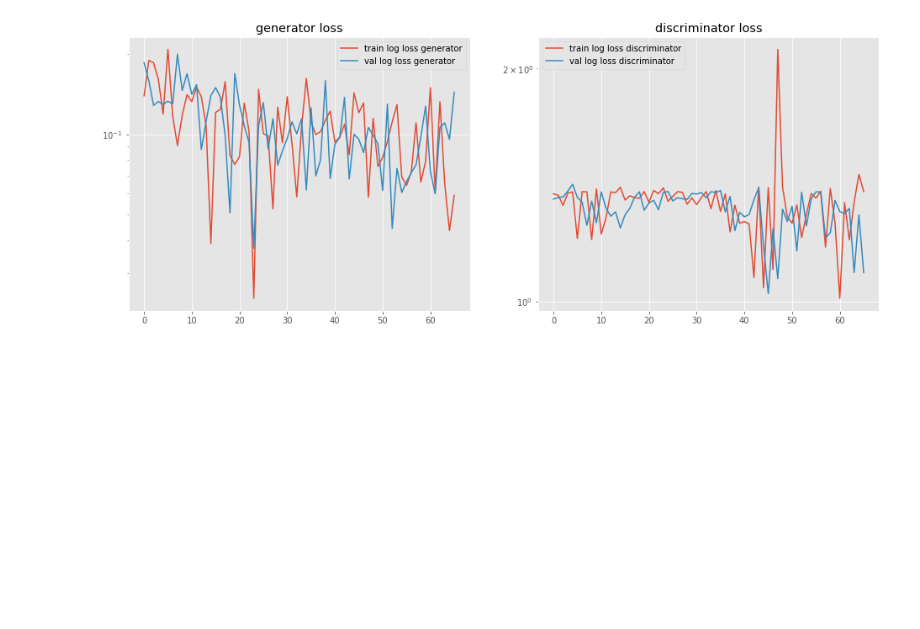
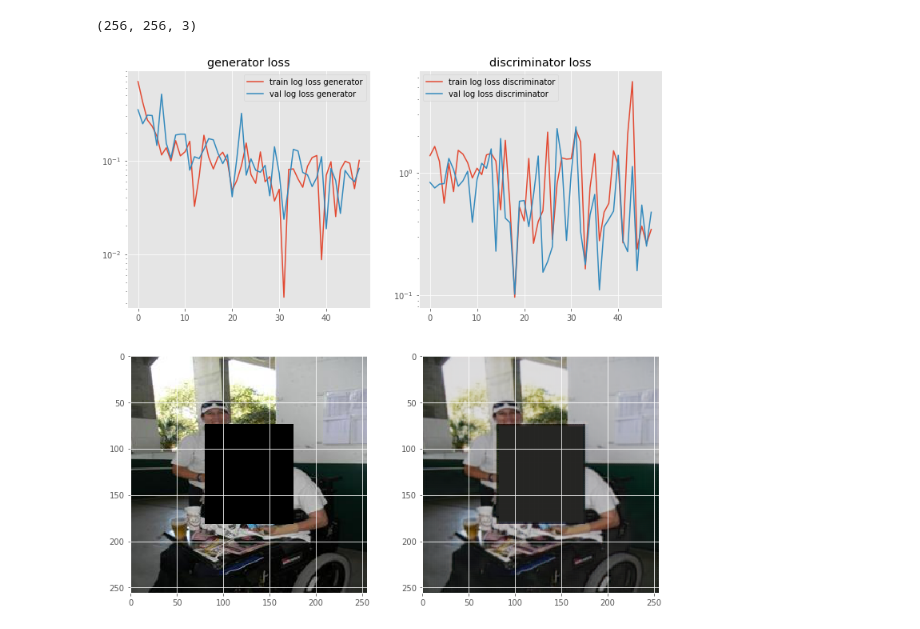
Before and after one commit to andreyklimkin/DL_Project, a Jupyter notebook: train_net.ipynb, the cells around one changed output. Cells and saved outputs as stored; diff of their text form; code cells hidden in the pictures; blank space fills up the shorter version.

```diff
--- a/train_net.ipynb
+++ b/train_net.ipynb
@@ -33,8 +35,9 @@ learning_parametrs = {
 }
 
 draw_params = {
-    "verbose_every":3,
-    "draw_every":5
+    "verbose_every":100,
+    "draw_every":10,
+    "save_dir_path":"./plots"
 }
 # %%
 def get_batch(data):
@@ -92,18 +99,25 @@ def get_losses(x, y, mask, generator, discriminator):
 # %%
 from IPython.display import clear_output
 plt.style.use("ggplot")
-def draw_losses(loss_train_history, loss_val_history):
-    fig, ax = plt.subplots(nrows=1, ncols=2, figsize=(16, 6))
+def draw_losses_and_example(loss_train_history, loss_val_history, val_example, impainted_val_example, iteration):
+    fig, ax = plt.subplots(nrows=2, ncols=2, figsize=(12, 12))
 
-    ax[0].semilogy(loss_train_history["generator"], label="train log loss generator")
-    ax[0].semilogy(loss_val_history["generator"], label="val log loss generator")
-    ax[0].legend(loc="best")
-    ax[0].set_title("generator loss")
+    ax[0][0].semilogy(loss_train_history["generator"], label="train log loss generator")
+    ax[0][0].semilogy(loss_val_history["generator"], label="val log loss generator")
+    ax[0][0].legend(loc="best")
+    ax[0][0].set_title("generator loss")
 
-    ax[1].semilogy(loss_train_history["discriminator"], label="train log loss discriminator")
-    ax[1].semilogy(loss_val_history["discriminator"], label="val log loss discriminator")
-    ax[1].legend(loc="best")
-    ax[1].set_title("discriminator loss")
+    ax[0][1].semilogy(loss_train_history["discriminator"], label="train log loss discriminator")
+    ax[0][1].semilogy(loss_val_history["discriminator"], label="val log loss discriminator")
+    ax[0][1].legend(loc="best")
+    ax[0][1].set_title("discriminator loss")
+
+    impainted_val_example[impainted_val_example < 0] = 0
+    impainted_val_example[impainted_val_example > 1] = 1
+    print(impainted_val_example.shape)
+    ax[1][0].imshow(val_example)
+    ax[1][1].imshow(impainted_val_example)
+    plt.savefig(os.path.join(draw_params["save_dir_path"], str(iteration) + ".png"))
     plt.show()
 # %%
 from tqdm import tqdm
@@ -117,13 +131,13 @@ def train(epoch_num, start_iteration=0):
         "discriminator":[],
         "generator":[],
     }
-
+    iteration = 0
     for _ in tqdm(range(epoch_num)):
         torch.cuda.empty_cache()
         iteration += 1
         x, y, mask = get_batch(train_data)
         mask = mask[0].reshape((32, 32))
-        common_loss_generator, discriminator_loss = get_losses(x, y, mask, generator, discriminator)
+        common_loss_generator, discriminator_loss, _ = get_losses(x, y, mask, generator, discriminator)
 
         if iteration % 2:
             optimizer_generator.zero_grad()
@@ -140,14 +154,17 @@ def train(epoch_num, start_iteration=0):
 
             x, y, mask = get_batch(val_data)
             mask = mask[0].reshape((32, 32))
-            common_loss_generator, discriminator_loss = get_losses(x, y, mask, generator, discriminator)
+            common_loss_generator, discriminator_loss, res = get_losses(x, y, mask, generator, discriminator)
 
             loss_val_history["discriminator"].append(discriminator_loss.cpu().data.numpy()[0])
             loss_val_history["generator"].append(common_loss_generator.cpu().data.numpy()[0])
 
             clear_output()
-            draw_losses(loss_train_history, loss_val_history)
+            res_img = np.transpose(res[0].cpu().data.numpy(), (1, 2, 0))
+            original_img = np.transpose(x[0].cpu().numpy(), (1, 2, 0))
+            draw_losses_and_example(loss_train_history, loss_val_history, original_img, res_img, iteration)
 # %%
-train(200)
+train(200000)
 # %% [output]
+(256, 256, 3)
-[figure, old version]
+[figure, new version]
```
Also changed, not shown: parts of 6 cells of this notebook, 2 other files.
